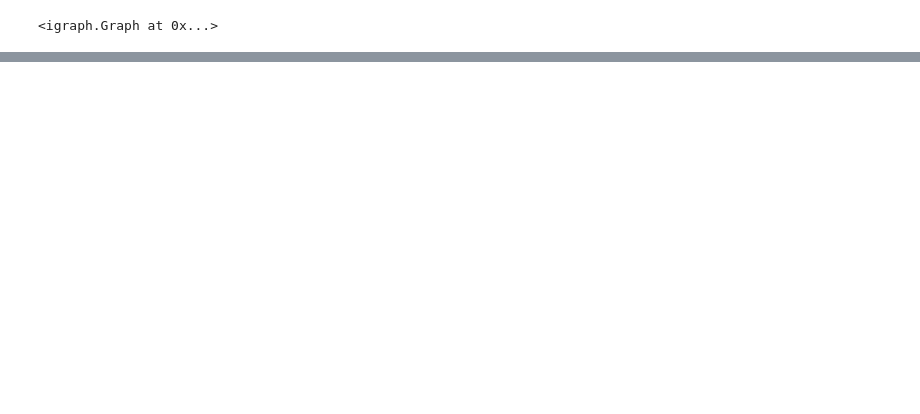
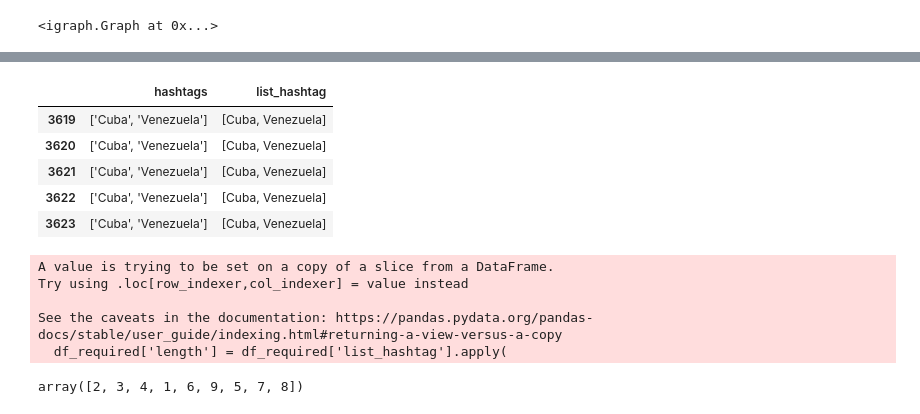
Before and after one commit to filipinascimento/coordinationz, a Jupyter notebook: experiments/cohashtag/check_result.ipynb, the cells around one changed output, grey strips where cells are left out. Saved outputs shown, nothing was run; the diff lists cells and outputs as text; code cells hidden in the pictures; blank space fills up the shorter version.

```diff
--- a/experiments/cohashtag/check_result.ipynb
+++ b/experiments/cohashtag/check_result.ipynb
@@ -17,0 +151,13 @@ attributes
+# %%
+io_path = '/N/project/INCAS/new_parse/io/cuba_082020_tweets.pkl.gz'
+control_path = '/N/project/INCAS/new_parse/control/cuba_082020_tweets_control.pkl.gz'
+
+import coordinationz.cohashtag_helper as cohp
+
+import importlib
+
+importlib.reload(cohp)
+
+df = cohp.preprocess_data(io_path, control_path, 10)
+
+df['label'].unique()
@@ -17,0 +185,7 @@ attributes
+# %%
+Gcc = sorted(nx.connected_components(G), key=len, reverse=True)
+G0 = G.subgraph(Gcc[0])
+# %%
+all_nodes = []
+for node, attr in G0.nodes(data=True):
+    all_nodes.append(attr['Label'])
@@ -17,0 +219,23 @@ attributes
+# %%
+df_required[['hashtags', 'list_hashtag']].head()
+# %% [output]
+|  | hashtags | list_hashtag |
+| 3619 | ['Cuba', 'Venezuela'] | [Cuba, Venezuela] |
+| 3620 | ['Cuba', 'Venezuela'] | [Cuba, Venezuela] |
+| 3621 | ['Cuba', 'Venezuela'] | [Cuba, Venezuela] |
+| 3622 | ['Cuba', 'Venezuela'] | [Cuba, Venezuela] |
+| 3623 | ['Cuba', 'Venezuela'] | [Cuba, Venezuela] |
+# %%
+df_required['length'] = df_required['list_hashtag'].apply(
+    lambda x: len(x)
+)
+# %% [output]
+A value is trying to be set on a copy of a slice from a DataFrame.
+Try using .loc[row_indexer,col_indexer] = value instead
+
+See the caveats in the documentation: https://pandas.pydata.org/pandas-docs/stable/user_guide/indexing.html#returning-a-view-versus-a-copy
+  df_required['length'] = df_required['list_hashtag'].apply(
+# %%
+df_required['length'].unique()
+# %% [output]
+array([2, 3, 4, 1, 6, 9, 5, 7, 8])
```
Also changed, not shown: parts of 31 cells of this notebook.
